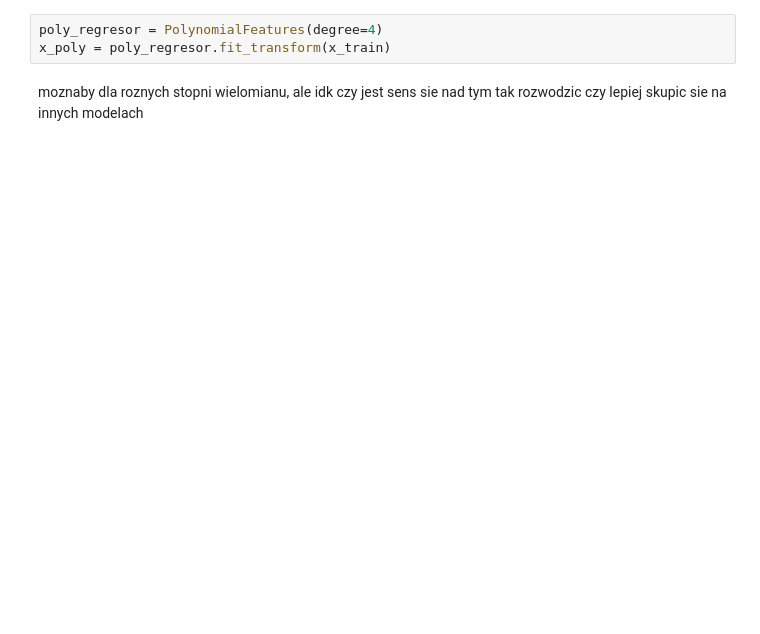
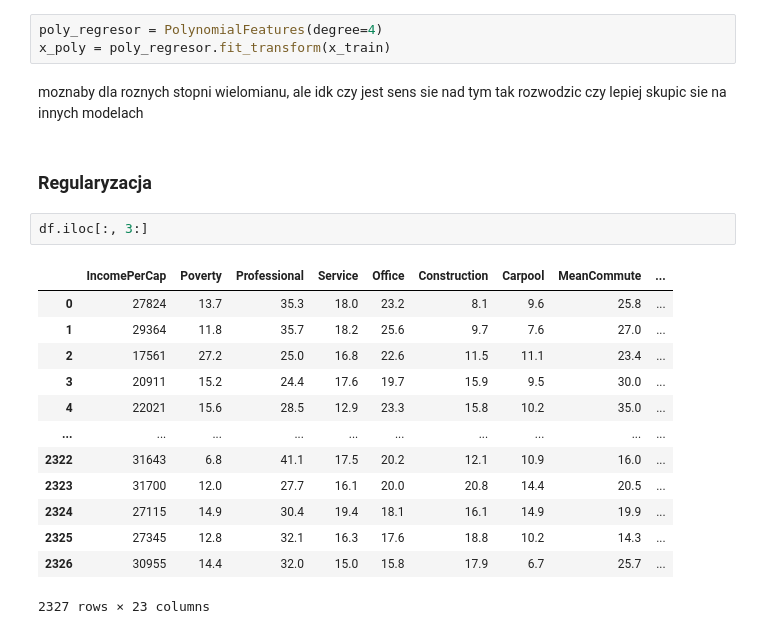
Before and after one commit to juskom/MED2024Z-PROJEKT, a Jupyter notebook: EDA-3.ipynb, the cells around one changed output. Cells and saved outputs as stored; diff of their text form; blank space fills up the shorter version.

```diff
--- a/EDA-3.ipynb
+++ b/EDA-3.ipynb
@@ -381,3 +374,21 @@ poly_regresor = PolynomialFeatures(degree=4)
 x_poly = poly_regresor.fit_transform(x_train)
 # %% [markdown]
 moznaby dla roznych stopni wielomianu, ale idk czy jest sens sie nad tym tak rozwodzic czy lepiej skupic sie na innych modelach
+# %% [markdown]
+### Regularyzacja
+# %%
+df.iloc[:, 3:]
+# %% [output]
+|  | IncomePerCap | Poverty | Professional | Service | Office | Construction | Carpool | MeanCommute | ... |
+| 0 | 27824 | 13.7 | 35.3 | 18.0 | 23.2 | 8.1 | 9.6 | 25.8 | ... |
+| 1 | 29364 | 11.8 | 35.7 | 18.2 | 25.6 | 9.7 | 7.6 | 27.0 | ... |
+| 2 | 17561 | 27.2 | 25.0 | 16.8 | 22.6 | 11.5 | 11.1 | 23.4 | ... |
+| 3 | 20911 | 15.2 | 24.4 | 17.6 | 19.7 | 15.9 | 9.5 | 30.0 | ... |
+| 4 | 22021 | 15.6 | 28.5 | 12.9 | 23.3 | 15.8 | 10.2 | 35.0 | ... |
+| ... | ... | ... | ... | ... | ... | ... | ... | ... | ... |
+| 2322 | 31643 | 6.8 | 41.1 | 17.5 | 20.2 | 12.1 | 10.9 | 16.0 | ... |
+| 2323 | 31700 | 12.0 | 27.7 | 16.1 | 20.0 | 20.8 | 14.4 | 20.5 | ... |
+| 2324 | 27115 | 14.9 | 30.4 | 19.4 | 18.1 | 16.1 | 14.9 | 19.9 | ... |
+| 2325 | 27345 | 12.8 | 32.1 | 16.3 | 17.6 | 18.8 | 10.2 | 14.3 | ... |
+| 2326 | 30955 | 14.4 | 32.0 | 15.0 | 15.8 | 17.9 | 6.7 | 25.7 | ... |
+2327 rows × 23 columns
```
Also changed, not shown: parts of 30 cells of this notebook, 1 other file.
